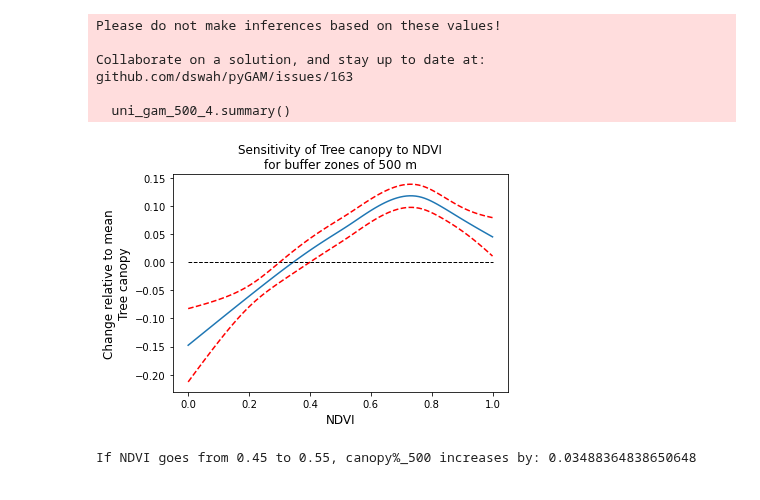
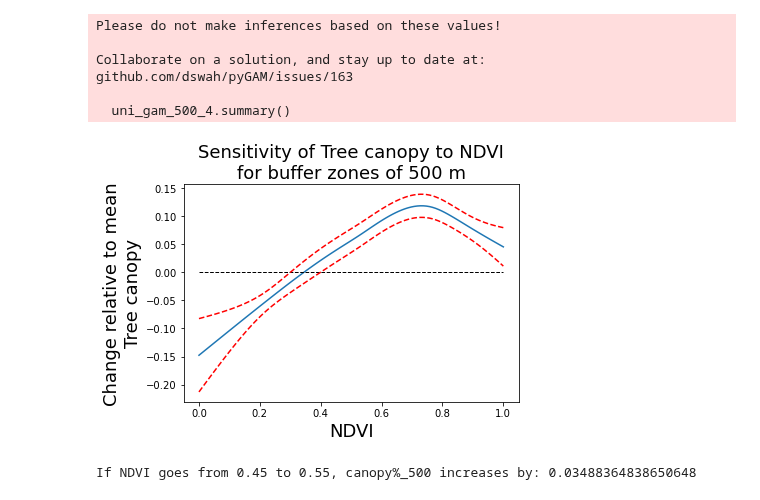
Before and after one commit to alexdelai/NDVI-dimist, a Jupyter notebook: 5_univariate_analysis_ndvi.ipynb, the cells around one changed output. Saved outputs shown, nothing was run; the diff lists cells and outputs as text; code cells hidden in the pictures.

Commit message:
updated plots

```diff
--- a/5_univariate_analysis_ndvi.ipynb
+++ b/5_univariate_analysis_ndvi.ipynb
@@ -791,9 +791,9 @@ for i, term in enumerate(uni_gam_300_4.terms):
     plt.plot(XX[:, term.feature], confi, c='r', ls='--')
 #    plt.ylim(-0.5, 0.5)
     # set title, xlabel and ylabel
-    plt.title('Sensitivity of Tree canopy to NDVI\nfor buffer zones of 300 m', fontsize=12)
-    plt.xlabel('NDVI', fontsize=12)
-    plt.ylabel('Change relative to mean\nTree canopy', fontsize=12)
+    plt.title('Sensitivity of Tree canopy to NDVI\nfor buffer zones of 300 m', fontsize=18)
+    plt.xlabel('NDVI', fontsize=18)
+    plt.ylabel('Change relative to mean\nTree canopy', fontsize=18)
     # save the figure
     plt.savefig('thesis_project/visualizations/modelling/univariate/gam_canopy_300_best_plot.png', dpi=300, bbox_inches='tight')
     im.open('thesis_project/visualizations/modelling/univariate/gam_canopy_300_best_plot.png').save('thesis_project/visualizations/modelling/univariate/gam_canopy_300_best_plot.bmp')
@@ -924,9 +924,9 @@ for i, term in enumerate(uni_gam_300_6.terms):
     plt.plot(XX[:, term.feature], confi, c='r', ls='--')
  #   plt.ylim(-0.5, 0.5)
     # set title, xlabel and ylabel
-    plt.title('Sensitivity of Shrubs density to NDVI\nfor buffer zones of 300 m', fontsize=12)
-    plt.xlabel('NDVI', fontsize=12)
-    plt.ylabel('Change relative to mean\nShrubs density', fontsize=12)
+    plt.title('Sensitivity of Shrubs density to NDVI\nfor buffer zones of 300 m', fontsize=18)
+    plt.xlabel('NDVI', fontsize=18)
+    plt.ylabel('Change relative to mean\nShrubs density', fontsize=18)
     # save the figure
     plt.savefig('thesis_project/visualizations/modelling/univariate/gam_shrubs_300_best_plot.png', dpi=300, bbox_inches='tight')
     im.open('thesis_project/visualizations/modelling/univariate/gam_shrubs_300_best_plot.png').save('thesis_project/visualizations/modelling/univariate/gam_shrubs_300_best_plot.bmp')
@@ -1057,9 +1057,9 @@ for i, term in enumerate(uni_gam_300_8.terms):
     plt.plot(XX[:, term.feature], confi, c='r', ls='--')
 #    plt.ylim(-0.5, 0.5)
     # set title, xlabel and ylabel
-    plt.title('Sensitivity of Grass density to NDVI\nfor buffer zones of 300 m', fontsize=12)
-    plt.xlabel('NDVI', fontsize=12)
-    plt.ylabel('Change relative to mean\nGrass density', fontsize=12)
+    plt.title('Sensitivity of Grass density to NDVI\nfor buffer zones of 300 m', fontsize=18)
+    plt.xlabel('NDVI', fontsize=18)
+    plt.ylabel('Change relative to mean\nGrass density', fontsize=18)
     # save the figure
     plt.savefig('thesis_project/visualizations/modelling/univariate/gam_grass_300_best_plot.png', dpi=300, bbox_inches='tight')
     im.open('thesis_project/visualizations/modelling/univariate/gam_grass_300_best_plot.png').save('thesis_project/visualizations/modelling/univariate/gam_grass_300_best_plot.bmp')
@@ -1205,9 +1205,9 @@ for i, term in enumerate(uni_gam_500_2.terms):
     plt.plot(XX[:, term.feature], confi, c='r', ls='--')
 #    plt.ylim(-0.5, 0.5)
     # set title, xlabel and ylabel
-    plt.title('Sensitivity of Greenspace to NDVI\nfor buffer zones of 500 m', fontsize=12)
-    plt.xlabel('NDVI', fontsize=12)
-    plt.ylabel('Change relative to mean\nGreenspace', fontsize=12)
+    plt.title('Sensitivity of Greenspace to NDVI\nfor buffer zones of 500 m', fontsize=18)
+    plt.xlabel('NDVI', fontsize=18)
+    plt.ylabel('Change relative to mean\nGreenspace', fontsize=18)
     # save the figure
     plt.savefig('thesis_project/visualizations/modelling/univariate/gam_greenspace_500_best_plot.png', dpi=300, bbox_inches='tight')
     im.open('thesis_project/visualizations/modelling/univariate/gam_greenspace_500_best_plot.png').save('thesis_project/visualizations/modelling/univariate/gam_greenspace_500_best_plot.bmp')
@@ -1326,27 +1326,27 @@ github.com/dswah/pyGAM/issues/163
 # %%
 # plotting
 for i, term in enumerate(uni_gam_500_4.terms):
     if term.isintercept:
         continue
 
     XX = uni_gam_500_4.generate_X_grid(term=i)
     pdep, confi = uni_gam_500_4.partial_dependence(term=i, X=XX, width=0.95)
 
     plt.figure()
     plt.plot(XX[:, term.feature], pdep)
     plt.hlines(y=0, xmin=0, xmax=1, linewidth=1, color='black', linestyle='--')
     plt.plot(XX[:, term.feature], confi, c='r', ls='--')
 #    plt.ylim(-0.5, 0.5)
     # set title, xlabel and ylabel
-    plt.title('Sensitivity of Tree canopy to NDVI\nfor buffer zones of 500 m', fontsize=12)
-    plt.xlabel('NDVI', fontsize=12)
-    plt.ylabel('Change relative to mean\nTree canopy', fontsize=12)
+    plt.title('Sensitivity of Tree canopy to NDVI\nfor buffer zones of 500 m', fontsize=18)
+    plt.xlabel('NDVI', fontsize=18)
+    plt.ylabel('Change relative to mean\nTree canopy', fontsize=18)
     # save the figure
     plt.savefig('thesis_project/visualizations/modelling/univariate/gam_canopy_500_best_plot.png', dpi=300, bbox_inches='tight')
     im.open('thesis_project/visualizations/modelling/univariate/gam_canopy_500_best_plot.png').save('thesis_project/visualizations/modelling/univariate/gam_canopy_500_best_plot.bmp')
     plt.show()
 # %% [output]
-[figure, old version]
+[figure, new version]
 # %%
 # Change in medium NDVI values: how does canopy% increase, if NDVI changes from 0.45 to 0.55?
 canopy_m0 = uni_gam_500_4.predict(0.45)
```
Also changed, not shown: parts of 12 cells of this notebook.
